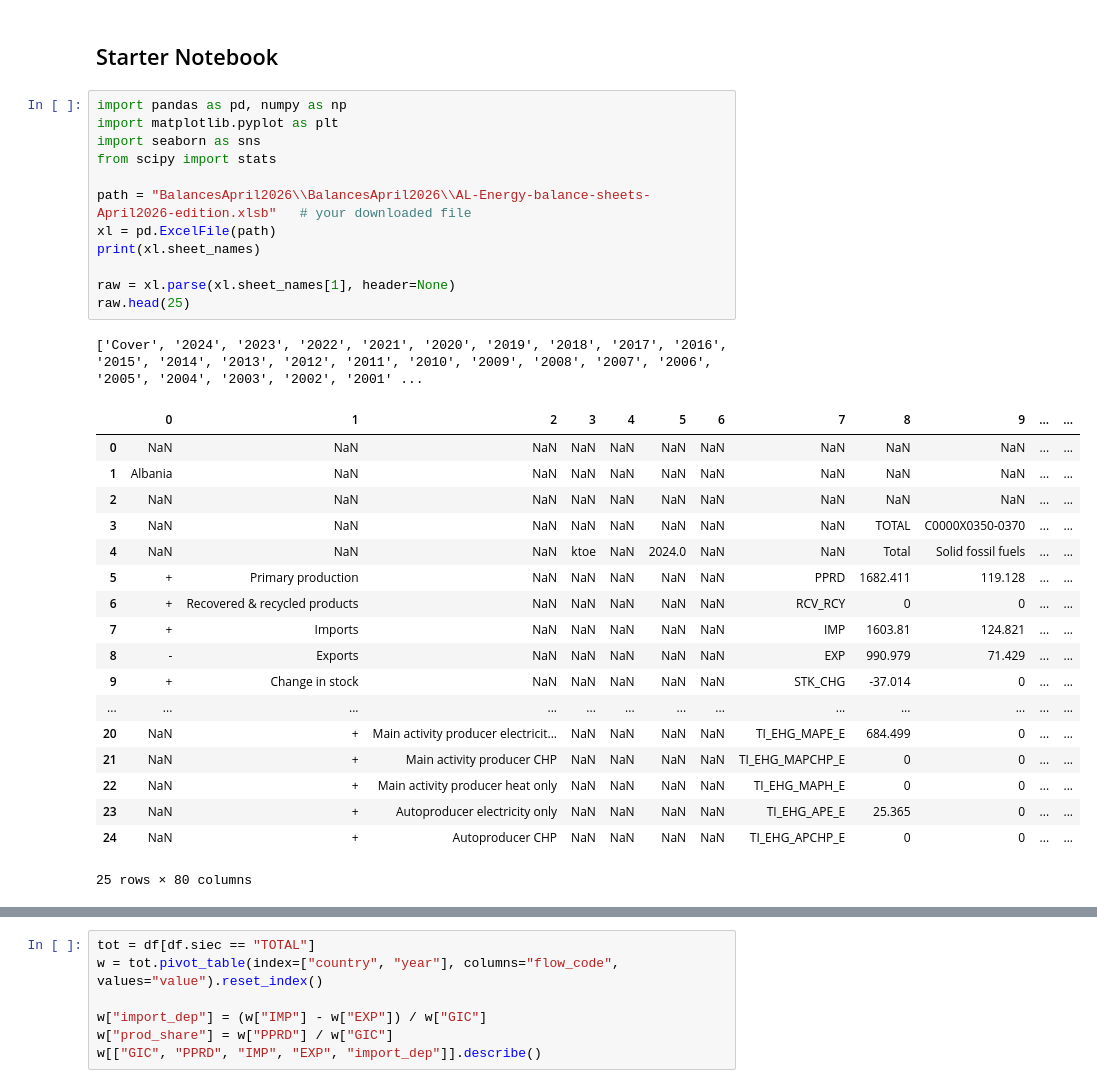
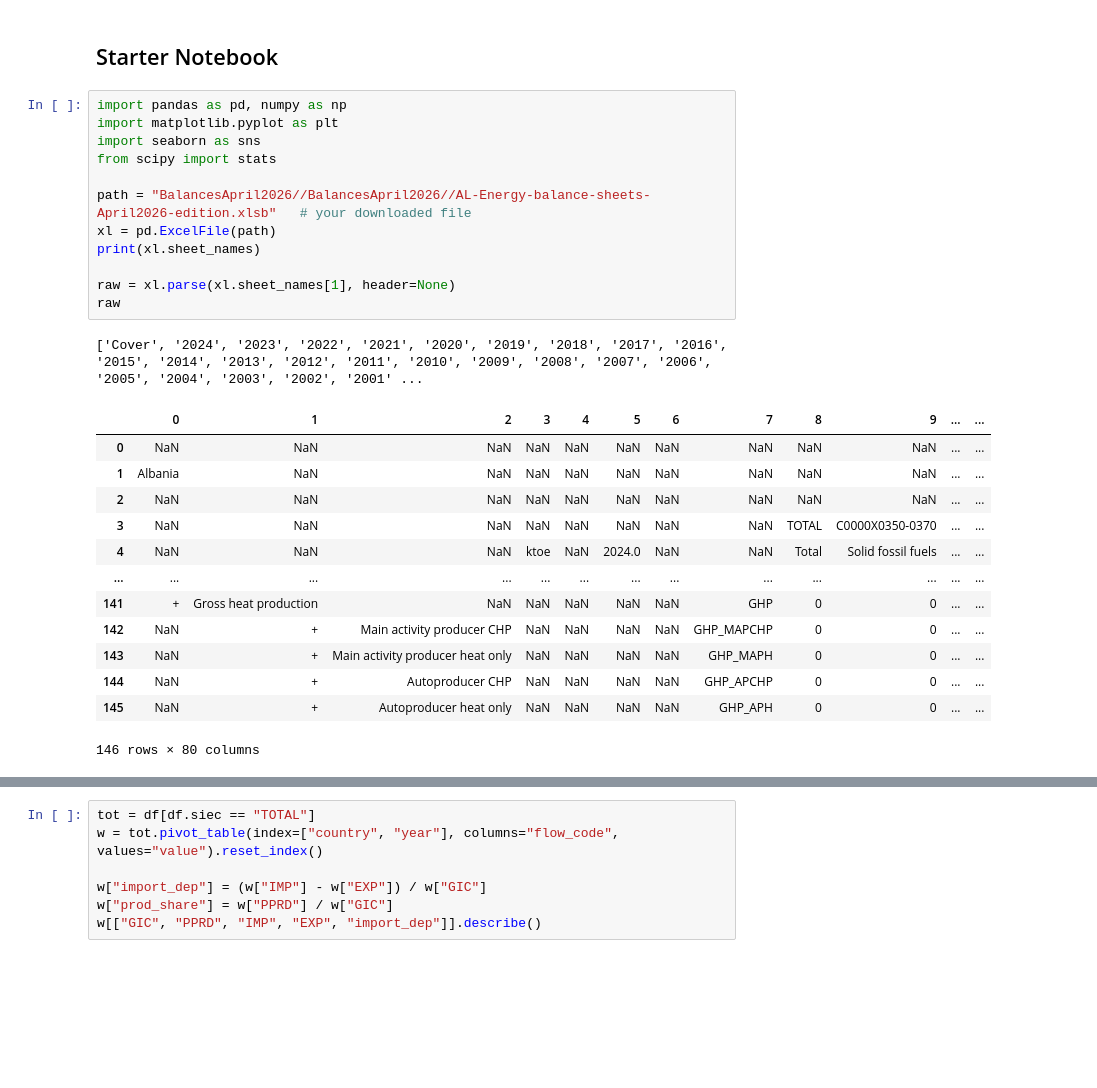
Before and after one commit to Kuzemano/Energy-Balances, a Jupyter notebook: main.ipynb, the cells around one changed output, grey strips where cells are left out. Saved outputs shown, nothing was run; the diff lists cells and outputs as text; blank space fills up the shorter version.

```diff
--- a/main.ipynb
+++ b/main.ipynb
@@ -3,35 +3,30 @@
 # %%
 import pandas as pd, numpy as np
 import matplotlib.pyplot as plt
 import seaborn as sns
 from scipy import stats
 
-path = "BalancesApril2026\\BalancesApril2026\\AL-Energy-balance-sheets-April2026-edition.xlsb"   # your downloaded file
+path = "BalancesApril2026//BalancesApril2026//AL-Energy-balance-sheets-April2026-edition.xlsb"   # your downloaded file
 xl = pd.ExcelFile(path)
 print(xl.sheet_names)
 
 raw = xl.parse(xl.sheet_names[1], header=None)
-raw.head(25)
+raw
 # %% [output]
 ['Cover', '2024', '2023', '2022', '2021', '2020', '2019', '2018', '2017', '2016', '2015', '2014', '2013', '2012', '2011', '2010', '2009', '2008', '2007', '2006', '2005', '2004', '2003', '2002', '2001' ...
 |  | 0 | 1 | 2 | 3 | 4 | 5 | 6 | 7 | 8 | 9 | ... | ... |
 | 0 | NaN | NaN | NaN | NaN | NaN | NaN | NaN | NaN | NaN | NaN | ... | ... |
 | 1 | Albania | NaN | NaN | NaN | NaN | NaN | NaN | NaN | NaN | NaN | ... | ... |
 | 2 | NaN | NaN | NaN | NaN | NaN | NaN | NaN | NaN | NaN | NaN | ... | ... |
 | 3 | NaN | NaN | NaN | NaN | NaN | NaN | NaN | NaN | TOTAL | C0000X0350-0370 | ... | ... |
 | 4 | NaN | NaN | NaN | ktoe | NaN | 2024.0 | NaN | NaN | Total | Solid fossil fuels | ... | ... |
-| 5 | + | Primary production | NaN | NaN | NaN | NaN | NaN | PPRD | 1682.411 | 119.128 | ... | ... |
-| 6 | + | Recovered & recycled products | NaN | NaN | NaN | NaN | NaN | RCV_RCY | 0 | 0 | ... | ... |
-| 7 | + | Imports | NaN | NaN | NaN | NaN | NaN | IMP | 1603.81 | 124.821 | ... | ... |
-| 8 | - | Exports | NaN | NaN | NaN | NaN | NaN | EXP | 990.979 | 71.429 | ... | ... |
-| 9 | + | Change in stock | NaN | NaN | NaN | NaN | NaN | STK_CHG | -37.014 | 0 | ... | ... |
 | ... | ... | ... | ... | ... | ... | ... | ... | ... | ... | ... | ... | ... |
-| 20 | NaN | + | Main activity producer electricit... | NaN | NaN | NaN | NaN | TI_EHG_MAPE_E | 684.499 | 0 | ... | ... |
-| 21 | NaN | + | Main activity producer CHP | NaN | NaN | NaN | NaN | TI_EHG_MAPCHP_E | 0 | 0 | ... | ... |
-| 22 | NaN | + | Main activity producer heat only | NaN | NaN | NaN | NaN | TI_EHG_MAPH_E | 0 | 0 | ... | ... |
-| 23 | NaN | + | Autoproducer electricity only | NaN | NaN | NaN | NaN | TI_EHG_APE_E | 25.365 | 0 | ... | ... |
-| 24 | NaN | + | Autoproducer CHP | NaN | NaN | NaN | NaN | TI_EHG_APCHP_E | 0 | 0 | ... | ... |
+| 141 | + | Gross heat production | NaN | NaN | NaN | NaN | NaN | GHP | 0 | 0 | ... | ... |
+| 142 | NaN | + | Main activity producer CHP | NaN | NaN | NaN | NaN | GHP_MAPCHP | 0 | 0 | ... | ... |
+| 143 | NaN | + | Main activity producer heat only | NaN | NaN | NaN | NaN | GHP_MAPH | 0 | 0 | ... | ... |
+| 144 | NaN | + | Autoproducer CHP | NaN | NaN | NaN | NaN | GHP_APCHP | 0 | 0 | ... | ... |
+| 145 | NaN | + | Autoproducer heat only | NaN | NaN | NaN | NaN | GHP_APH | 0 | 0 | ... | ... |
-25 rows × 80 columns
+146 rows × 80 columns
 # %%
 import pandas as pd, numpy as np
 
```
Also changed, not shown: parts of 21 cells of this notebook, 2 other files.
